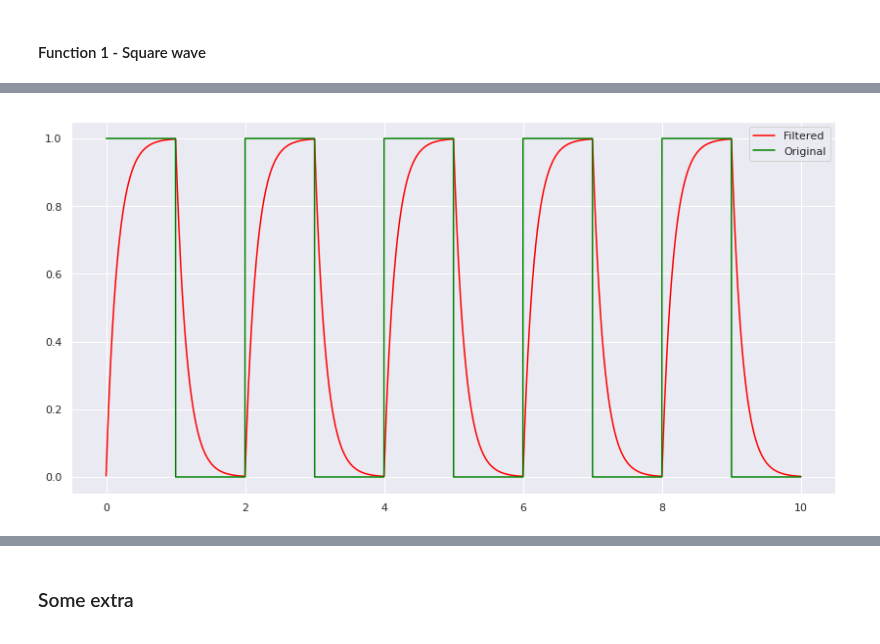
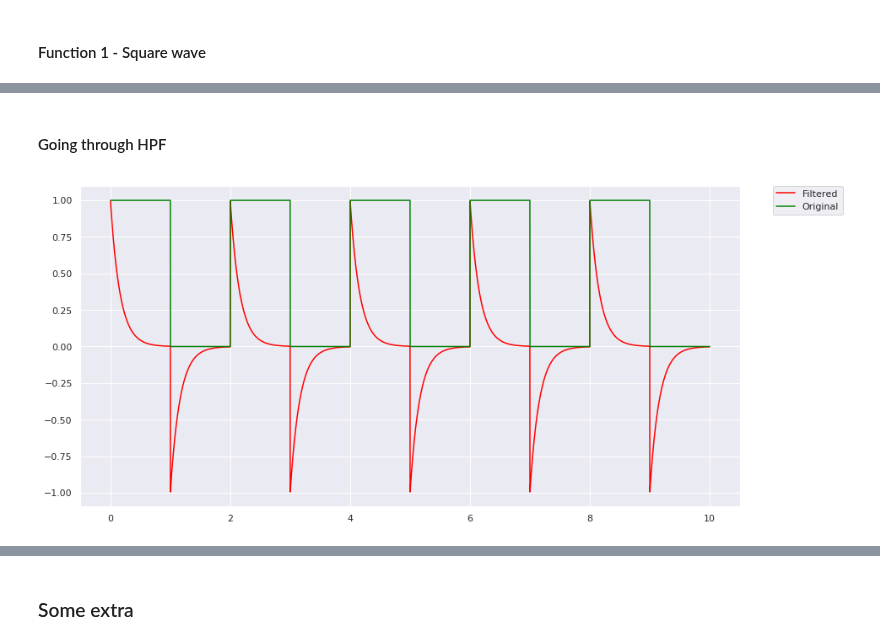
Before and after one commit to masterdesky/ELTE-signal-processing-2018, a Jupyter notebook: Assignment 3/Assignment 3.ipynb, the cells around one changed output, grey strips where cells are left out. Cells and saved outputs as stored; diff of their text form; code cells hidden in the pictures.

```diff
--- a/Assignment 3/Assignment 3.ipynb
+++ b/Assignment 3/Assignment 3.ipynb
@@ -116,7 +116,7 @@ tau = LPF_R * LPF_C
 # Maximal frequency
 w_max = 10
 
-signal, signal_bode, signal_arg, freqs = TransferFunction(w_max, tau)
+signal_trans, signal_bode, signal_arg, freqs = TransferFunction(w_max, tau)
 # %% [markdown]
 ### Bode diagram
 # %%
@@ -181,3 +183,24 @@ def LFP(t, tau, signal_in, order):
+# %%
+def HPF(t, tau, signal_in, order):
+
+    # Sampling rate: 1000 Hz/seconds
+    SampRate = t * 1000
+    time = np.linspace(0, t, SampRate, endpoint=True)
+
+    # Cut-off frequency of the filter
+    w_cut = 1/tau
+
+    # Normalize the frequency
+    # From Shanon theoreom we must use a sampling frequency larger than the maximum
+    # frequency you want to catch in the signal
+    w = w_cut / ((SampRate / t) / 2)
+
+    # Calculate coefficients for low-pass Butterworth filter
+    b, a = signal.butter(order, w, 'high')
+
+    hpf_output = signal.lfilter(b, a, signal_in)
+
+    return(hpf_output, time)
 # %% [markdown]
 #### Calculate Fourier components
 # %%
@@ -286,22 +352,24 @@ def f_1(t, width, T):
+# %% [markdown]
+#### Going through HPF
 # %%
 # Order if filter
-order_1 = 1
+order_1_hpf = 1
 
 # length of signal in seconds
-t_1 = 10
+t_1_hpf = 10
 
-width_1 = 1
-T_1 = 2
+width_1_hpf = 1
+T_1_hpf = 2*tau
 
-time_1, signal_in_1 = f_1(t_1, width_1, T_1)
-lfp_output_1, lfp_time_1 = LFP(t_1, tau, signal_in_1, order_1)
+time_1_hpf, signal_in_1_hpf = f_1(t_1_hpf, width_1_hpf, T_1_hpf)
+hpf_output_1, hpf_time_1 = HPF(t_1_hpf, tau, signal_in_1_hpf, order_1_hpf)
 # %%
-fig_1_lpf, axes_1_lpf = plt.subplots(figsize=(14,7))
+fig_1_hpf, axes_1_hpf = plt.subplots(figsize=(14,7))
 
-axes_1_lpf.plot(lfp_time_1, lfp_output_1, c="red", label="Filtered")
-axes_1_lpf.plot(time_1, signal_in_1, c="green", label="Original")
+axes_1_hpf.plot(hpf_time_1, hpf_output_1, c="red", label="Filtered")
+axes_1_hpf.plot(time_1_hpf, signal_in_1_hpf, c="green", label="Original")
 
-plt.legend()
+plt.legend(bbox_to_anchor=(1.05, 1), loc='upper left', borderaxespad=0.)
 plt.show()
 # %% [output]
-[figure, old version]
+[figure, new version]
```
Also changed, not shown: parts of 14 cells of this notebook.
